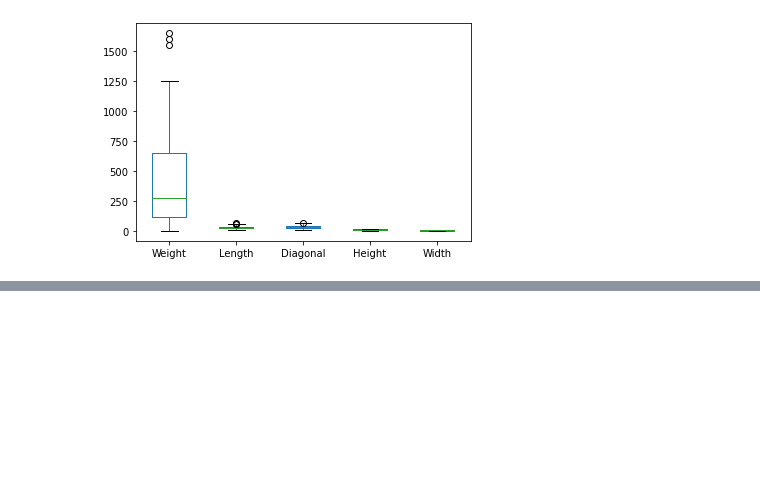
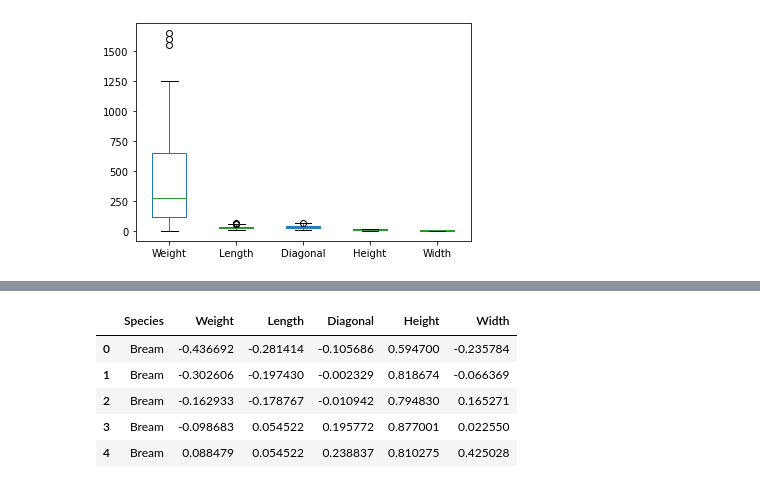
Before and after one commit to NCP08/ML_DL, a Jupyter notebook: exe/07.로지스틱 회귀.ipynb, the cells around one changed output, grey strips where cells are left out. Drawn from its saved outputs; the diff is of its cells as text; code cells hidden in the pictures; blank space fills up the shorter version.

```diff
--- a/exe/07.로지스틱 회귀.ipynb
+++ b/exe/07.로지스틱 회귀.ipynb
@@ -88,0 +94,16 @@ fish.plot(kind='box')
+# %%
+# 표준점수 = (값 - 평균) / 표준편차
+fish = fish.assign(Weight = lambda x: x.Weight.sub(x.Weight.mean()).div(x.Weight.std()))
+fish = fish.assign(Length = lambda x: x.Length.sub(x.Length.mean()).div(x.Length.std()))
+fish = fish.assign(Diagonal = lambda x: x.Diagonal.sub(x.Diagonal.mean()).div(x.Diagonal.std()))
+fish = fish.assign(Height = lambda x: x.Height.sub(x.Height.mean()).div(x.Height.std()))
+fish = fish.assign(Width = lambda x: x.Width.sub(x.Width.mean()).div(x.Width.std()))
+
+fish.head()
+# %% [output]
+|  | Species | Weight | Length | Diagonal | Height | Width |
+| 0 | Bream | -0.436692 | -0.281414 | -0.105686 | 0.594700 | -0.235784 |
+| 1 | Bream | -0.302606 | -0.197430 | -0.002329 | 0.818674 | -0.066369 |
+| 2 | Bream | -0.162933 | -0.178767 | -0.010942 | 0.794830 | 0.165271 |
+| 3 | Bream | -0.098683 | 0.054522 | 0.195772 | 0.877001 | 0.022550 |
+| 4 | Bream | 0.088479 | 0.054522 | 0.238837 | 0.810275 | 0.425028 |
```
Also changed, not shown: parts of 29 cells of this notebook.
